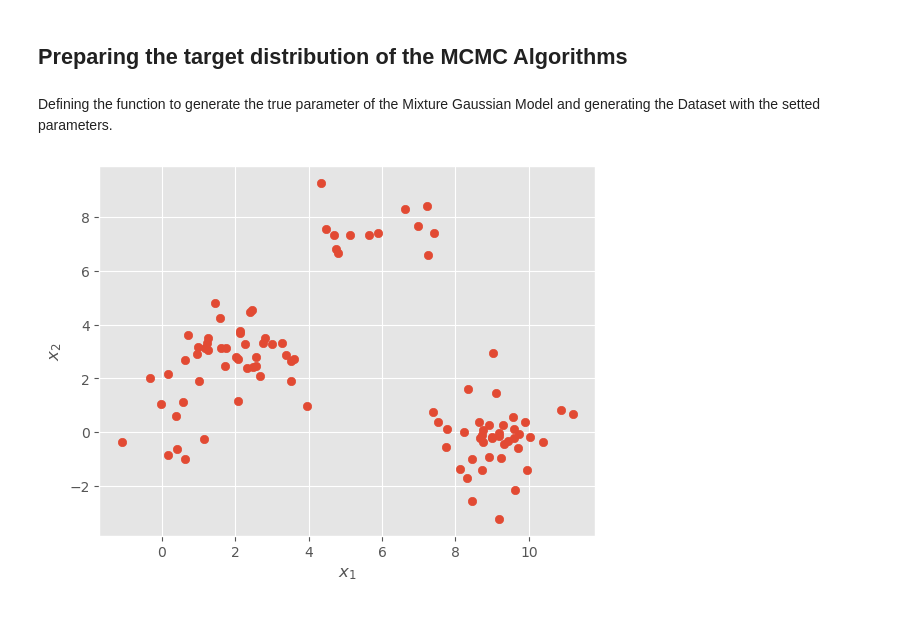
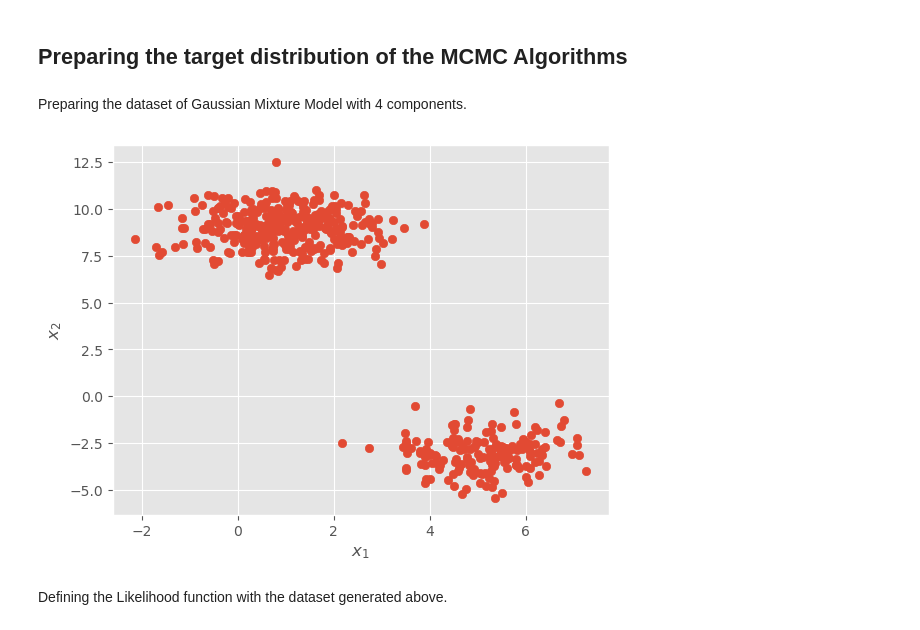
Before and after one commit to pjdunne/MResMCMC2023, a Jupyter notebook: Examples_Dian.ipynb, the cells around one changed output. Drawn from its saved outputs; the diff is of its cells as text; code cells hidden in the pictures.

Commit message:
Rearrage the likelihood functions and the GMM data generators

```diff
--- a/Examples_Dian.ipynb
+++ b/Examples_Dian.ipynb
@@ -1,4 +1,2 @@
 # %% [markdown]
 ## Preparing the target distribution of the MCMC Algorithms
-# %% [markdown]
-Defining the function to generate the true parameter of the Mixture Gaussian Model and generating the Dataset with the setted parameters.
@@ -77,13 +3,19 @@ class Data_params_gen_GMM:
+# %% [markdown]
+Preparing the dataset of Gaussian Mixture Model with 4 components.
 # %%
+from MCMC_DianZhang.Dian_BayesianInference.Dian_BayesianInference.GMM_datagen import Data_params_gen_GMM
 import matplotlib.pyplot as plt
 
-GMM_data_2D_4com = Data_params_gen_GMM(n_components=4, n_dimensions=2)
-_,_ = GMM_data_2D_4com.generate(datasize=100)
+GMM_data_2D_4com = Data_params_gen_GMM(n_components=2, n_dimensions=2)
+_,_ = GMM_data_2D_4com.generate(datasize=500)
 
 with plt.style.context("ggplot"):
-    plt.scatter(GMM_data_2D_4com.Dataset[:, 0], GMM_data_2D_4com.Dataset[:, 1])
+    plt.scatter(GMM_data_2D_4com.noisy_Dataset[:, 0], GMM_data_2D_4com.noisy_Dataset[:, 1])
     plt.xlabel("$x_1$")
+
     plt.ylabel("$x_2$")
     plt.show()
 # %% [output]
-[figure, old version]
+[figure, new version]
+# %% [markdown]
+Defining the Likelihood function with the dataset generated above.
```
Also changed, not shown: parts of 4 cells of this notebook, 5 other files.
